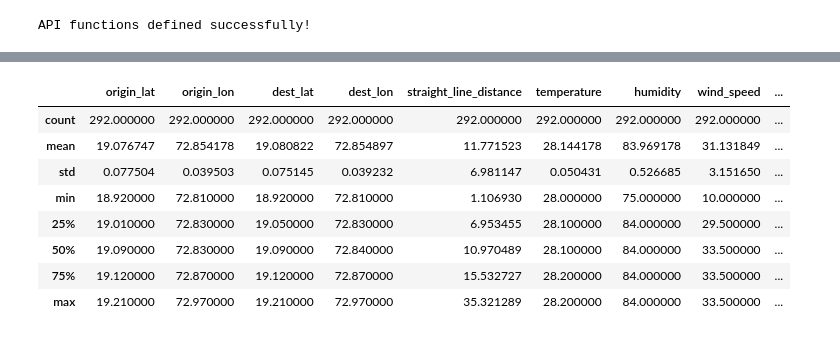
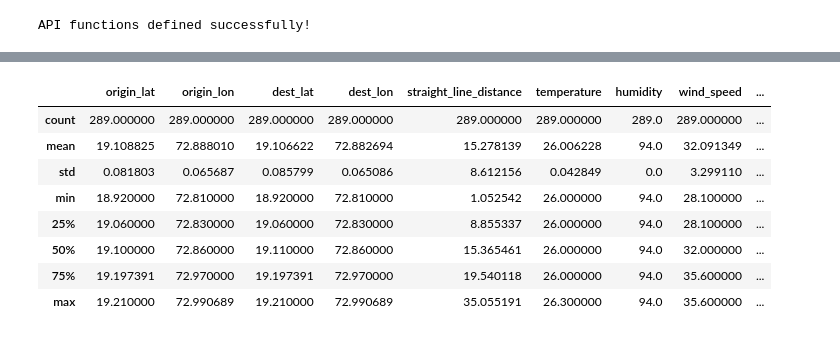
Before and after one commit to arpitmohankar/Logi.Ai, a Jupyter notebook: route_optimizer/notebooks/route_optimization.ipynb, the cells around one changed output, grey strips where cells are left out. Saved outputs shown, nothing was run; the diff lists cells and outputs as text; code cells hidden in the pictures.

```diff
--- a/route_optimizer/notebooks/route_optimization.ipynb
+++ b/route_optimizer/notebooks/route_optimization.ipynb
@@ -141,39 +211,78 @@ API functions defined successfully!
 # %%
-def generate_training_data(df_locations, num_samples=500):
-    """Generate training data with various origin-destination pairs"""
+def generate_training_data(df_locations, num_samples=500, starting_point_input=None):
+    """
+    Generate training data with various origin-destination pairs
+    Including routes from a starting point if provided
+    """
     training_data = []
 
+    # Default starting point (can be warehouse, depot, etc.)
+    if starting_point_input is None:
+        # Use a central Mumbai location as default starting point
+        starting_point_input = {'lat': 19.0760, 'lon': 72.8777}  # Mumbai center
+
     print(f"Generating {num_samples} training samples...")
+    print(f"Starting point: ({starting_point_input['lat']}, {starting_point_input['lon']})")
 
     for i in range(num_samples):
-        # Randomly select origin and destination
-        origin_idx = np.random.randint(0, len(df_locations))
-        dest_idx = np.random.randint(0, len(df_locations))
+        # Mix of different route types
+        route_type = np.random.choice(['location_to_location', 'from_start', 'to_start'],
+                                     p=[0.6, 0.2, 0.2])
 
-        if origin_idx == dest_idx:
-            continue
+        if route_type == 'location_to_location':
+            # Regular location to location
+            origin_idx = np.random.randint(0, len(df_locations))
+            dest_idx = np.random.randint(0, len(df_locations))
 
-        origin = df_locations.iloc[origin_idx]
-        destination = df_locations.iloc[dest_idx]
+            if origin_idx == dest_idx:
+                continue
+
+            origin = df_locations.iloc[origin_idx]
+            destination = df_locations.iloc[dest_idx]
+
+            origin_lat = origin['Latitude']
+            origin_lon = origin['Longitude']
+            dest_lat = destination['Latitude']
+            dest_lon = destination['Longitude']
+
+        elif route_type == 'from_start':
+            # From starting point to a location
+            dest_idx = np.random.randint(0, len(df_locations))
+            destination = df_locations.iloc[dest_idx]
+
+            origin_lat = starting_point_input['lat']
+            origin_lon = starting_point_input['lon']
+            dest_lat = destination['Latitude']
+            dest_lon = destination['Longitude']
+
+        else:  # to_start
+            # From a location to starting point
+            origin_idx = np.random.randint(0, len(df_locations))
+            origin = df_locations.iloc[origin_idx]
+
+            origin_lat = origin['Latitude']
+            origin_lon = origin['Longitude']
+            dest_lat = starting_point_input['lat']
+            dest_lon = starting_point_input['lon']
 
         # Get weather data for origin
-        weather = get_weather_data(origin['Latitude'], origin['Longitude'])
+        weather = get_weather_data(origin_lat, origin_lon)
 
         # Get travel time and distance
         travel_info = get_travel_time_distance(
-            origin['Latitude'], origin['Longitude'],
-            destination['Latitude'], destination['Longitude']
+            origin_lat, origin_lon,
+            dest_lat, dest_lon
         )
 
         # Create feature vector
         feature_dict = {
-            'origin_lat': origin['Latitude'],
-            'origin_lon': origin['Longitude'],
-            'dest_lat': destination['Latitude'],
-            'dest_lon': destination['Longitude'],
+            'origin_lat': origin_lat,
+            'origin_lon': origin_lon,
+            'dest_lat': dest_lat,
+            'dest_lon': dest_lon,
             'straight_line_distance': geodesic(
-                (origin['Latitude'], origin['Longitude']),
-                (destination['Latitude'], destination['Longitude'])
+                (origin_lat, origin_lon),
+                (dest_lat, dest_lon)
             ).km,
             'temperature': weather['temperature'],
             'humidity': weather['humidity'],
@@ -198,8 +307,10 @@ def generate_training_data(df_locations, num_samples=500):
 
     return pd.DataFrame(training_data)
 
-# Generate training data
-training_df = generate_training_data(df_clean, num_samples=300)
+# Generate training data with a starting point
+# You can change this to any starting point you want
+starting_point = {'lat': 19.197390924721947, 'lon': 72.99068873350765}  # Mumbai center as example
+training_df = generate_training_data(df_clean, num_samples=300, starting_point_input=starting_point)
 
 # Save training data
 training_df.to_csv('../data/training_data.csv', index=False)
@@ -220,12 +330,12 @@ Training data shape: (292, 14)
 
 Training data summary:
 |  | origin_lat | origin_lon | dest_lat | dest_lon | straight_line_distance | temperature | humidity | wind_speed | ... |
-| count | 292.000000 | 292.000000 | 292.000000 | 292.000000 | 292.000000 | 292.000000 | 292.000000 | 292.000000 | ... |
-| mean | 19.076747 | 72.854178 | 19.080822 | 72.854897 | 11.771523 | 28.144178 | 83.969178 | 31.131849 | ... |
-| std | 0.077504 | 0.039503 | 0.075145 | 0.039232 | 6.981147 | 0.050431 | 0.526685 | 3.151650 | ... |
-| min | 18.920000 | 72.810000 | 18.920000 | 72.810000 | 1.106930 | 28.000000 | 75.000000 | 10.000000 | ... |
-| 25% | 19.010000 | 72.830000 | 19.050000 | 72.830000 | 6.953455 | 28.100000 | 84.000000 | 29.500000 | ... |
-| 50% | 19.090000 | 72.830000 | 19.090000 | 72.840000 | 10.970489 | 28.100000 | 84.000000 | 33.500000 | ... |
-| 75% | 19.120000 | 72.870000 | 19.120000 | 72.870000 | 15.532727 | 28.200000 | 84.000000 | 33.500000 | ... |
-| max | 19.210000 | 72.970000 | 19.210000 | 72.970000 | 35.321289 | 28.200000 | 84.000000 | 33.500000 | ... |
+| count | 289.000000 | 289.000000 | 289.000000 | 289.000000 | 289.000000 | 289.000000 | 289.0 | 289.000000 | ... |
+| mean | 19.108825 | 72.888010 | 19.106622 | 72.882694 | 15.278139 | 26.006228 | 94.0 | 32.091349 | ... |
+| std | 0.081803 | 0.065687 | 0.085799 | 0.065086 | 8.612156 | 0.042849 | 0.0 | 3.299110 | ... |
+| min | 18.920000 | 72.810000 | 18.920000 | 72.810000 | 1.052542 | 26.000000 | 94.0 | 28.100000 | ... |
+| 25% | 19.060000 | 72.830000 | 19.060000 | 72.830000 | 8.855337 | 26.000000 | 94.0 | 28.100000 | ... |
+| 50% | 19.100000 | 72.860000 | 19.110000 | 72.860000 | 15.365461 | 26.000000 | 94.0 | 32.000000 | ... |
+| 75% | 19.197391 | 72.970000 | 19.197391 | 72.970000 | 19.540118 | 26.000000 | 94.0 | 35.600000 | ... |
+| max | 19.210000 | 72.990689 | 19.210000 | 72.990689 | 35.055191 | 26.300000 | 94.0 | 35.600000 | ... |
 # %%
```
Also changed, not shown: parts of 16 cells of this notebook, 13 other files.
